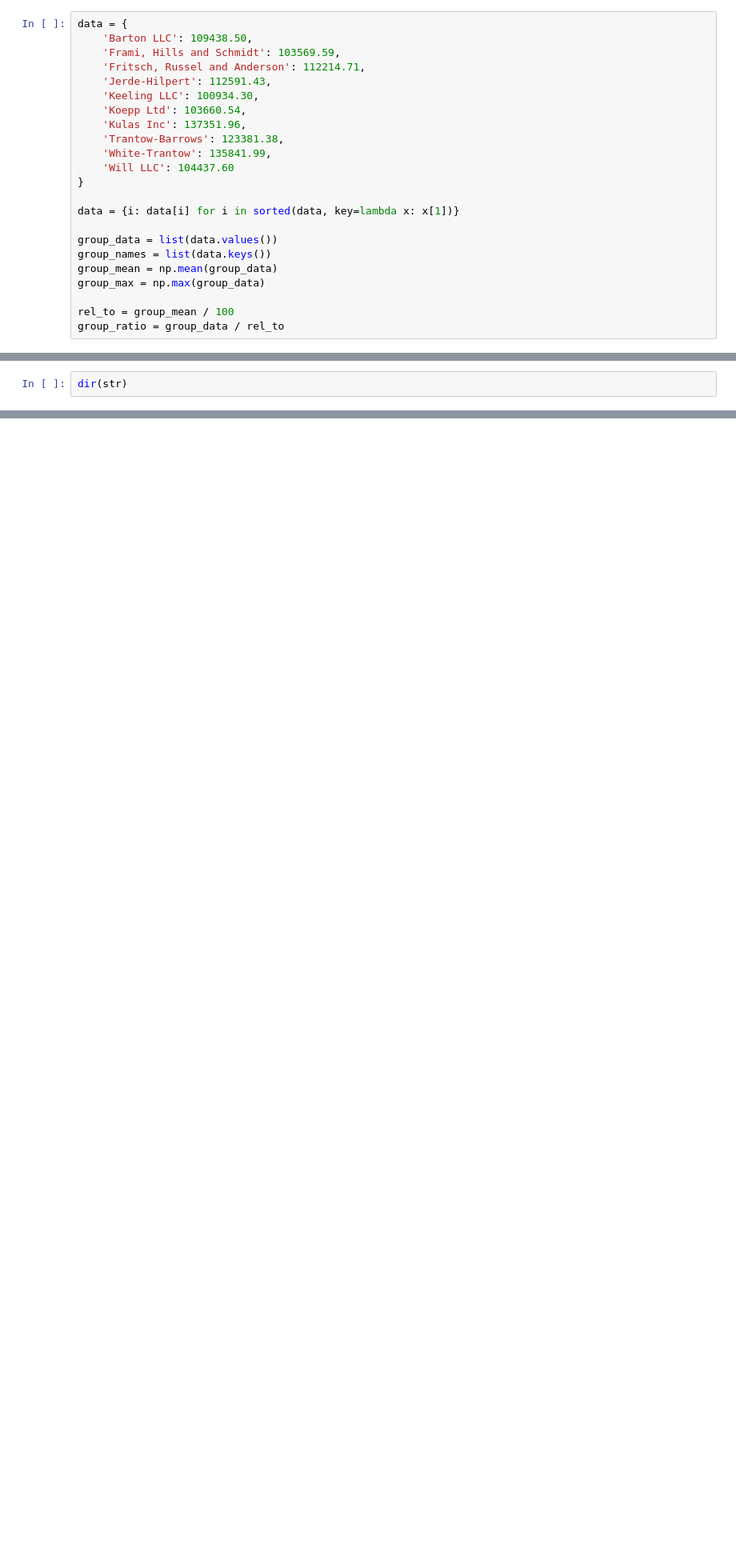
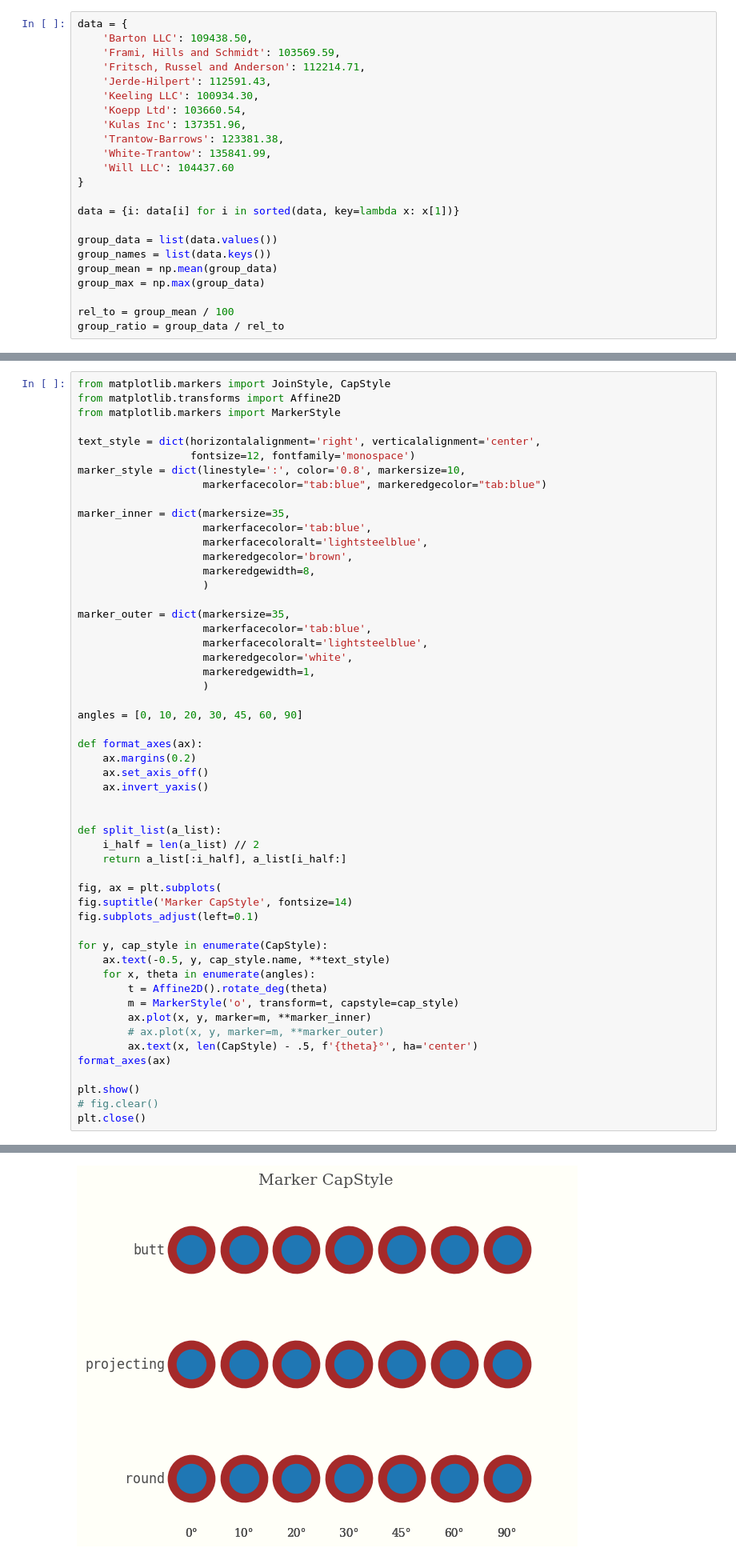
Before and after one commit to renraw-nl/tuftestylesgraphs, a Jupyter notebook: docs/examples/dev.ipynb, the cells around one changed output, grey strips where cells are left out. Shown at 80% size. Saved outputs shown, nothing was run; the diff lists cells and outputs as text; blank space fills up the shorter version.

```diff
--- a/docs/examples/dev.ipynb
+++ b/docs/examples/dev.ipynb
@@ -108,5 +118,56 @@ del g
 # %% [output]
 [figure]
 # %%
-dir(str)
+from matplotlib.markers import JoinStyle, CapStyle
+from matplotlib.transforms import Affine2D
+from matplotlib.markers import MarkerStyle
+
+text_style = dict(horizontalalignment='right', verticalalignment='center',
+                  fontsize=12, fontfamily='monospace')
+marker_style = dict(linestyle=':', color='0.8', markersize=10,
+                    markerfacecolor="tab:blue", markeredgecolor="tab:blue")
+
+marker_inner = dict(markersize=35,
+                    markerfacecolor='tab:blue',
+                    markerfacecoloralt='lightsteelblue',
+                    markeredgecolor='brown',
+                    markeredgewidth=8,
+                    )
+
+marker_outer = dict(markersize=35,
+                    markerfacecolor='tab:blue',
+                    markerfacecoloralt='lightsteelblue',
+                    markeredgecolor='white',
+                    markeredgewidth=1,
+                    )
+
+angles = [0, 10, 20, 30, 45, 60, 90]
+
+def format_axes(ax):
+    ax.margins(0.2)
+    ax.set_axis_off()
+    ax.invert_yaxis()
+
+
+def split_list(a_list):
+    i_half = len(a_list) // 2
+    return a_list[:i_half], a_list[i_half:]
+
+fig, ax = plt.subplots(
+fig.suptitle('Marker CapStyle', fontsize=14)
+fig.subplots_adjust(left=0.1)
+
+for y, cap_style in enumerate(CapStyle):
+    ax.text(-0.5, y, cap_style.name, **text_style)
+    for x, theta in enumerate(angles):
+        t = Affine2D().rotate_deg(theta)
+        m = MarkerStyle('o', transform=t, capstyle=cap_style)
+        ax.plot(x, y, marker=m, **marker_inner)
+        # ax.plot(x, y, marker=m, **marker_outer)
+        ax.text(x, len(CapStyle) - .5, f'{theta}°', ha='center')
+format_axes(ax)
+
+plt.show()
+# fig.clear()
+plt.close()
 # %% [output]
@@ -130,3 +174,4 @@ dir(str)
+[figure, added]
 # %%
 # def rotate_labels(fig, ax, ratio = 0.8):
 #         figw = fig.get_figwidth()
```
Also changed, not shown: parts of 6 cells of this notebook, 3 other files.
